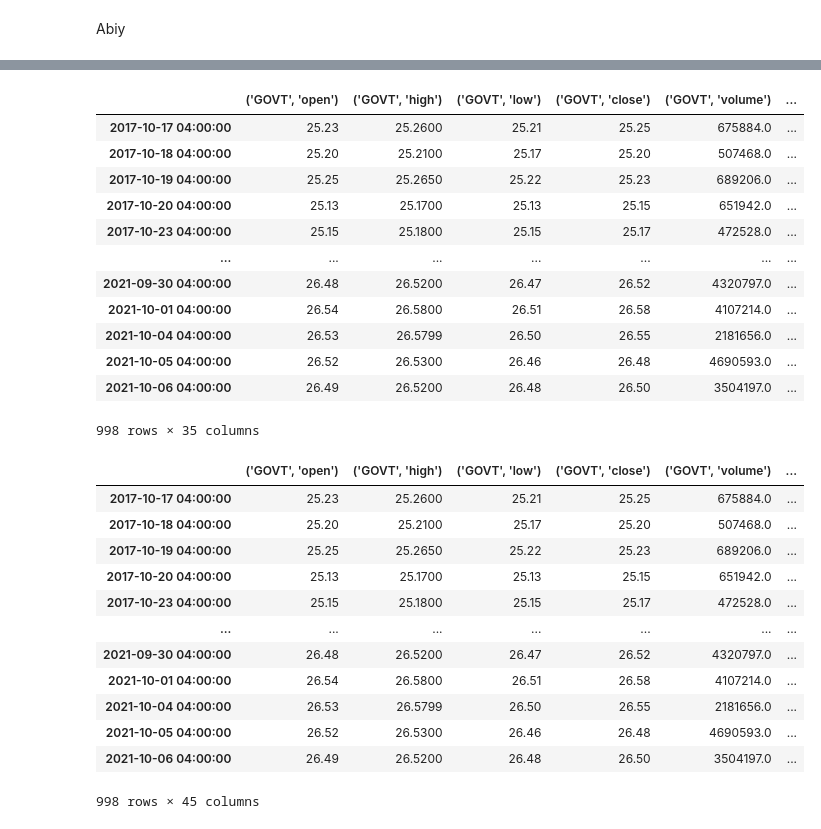
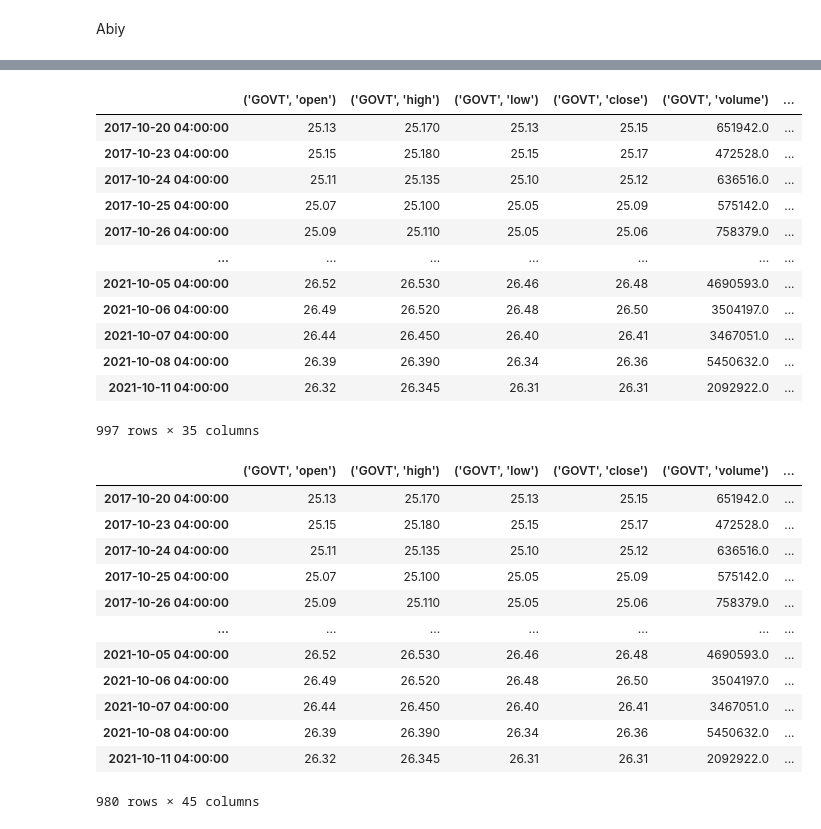
Before and after one commit to toniahurst/project_2, a Jupyter notebook: portfolio_a.ipynb, the cells around one changed output, grey strips where cells are left out. Saved outputs shown, nothing was run; the diff lists cells and outputs as text; code cells hidden in the pictures.

```diff
--- a/portfolio_a.ipynb
+++ b/portfolio_a.ipynb
@@ -70,7 +70,7 @@ crypto_df
 # %%
 #zero_risk=bond_df[["TLT","VGLT","VOOG","VMBS","IWF","IGSB","GOVT","AGZ"]]
 # %%
-new_df = pd.concat([bond_df,stock_df], axis=1)
+new_df = pd.concat([bond_df,stock_df,crypto_df], axis=1)
 new_df
 
 ticker_names =["TLT","VGLT","VOOG","VMBS","IWF","IGSB","GOVT","AGZ"]
@@ -86,6 +86,6 @@ for column in columns:
 
 
 ticker_columns
-new_df[ticker_columns]
+new_df[ticker_columns].dropna()
 # %% [output]
 |  | ('GOVT', 'open') | ('GOVT', 'high') | ('GOVT', 'low') | ('GOVT', 'close') | ('GOVT', 'volume') | ... |
@@ -126,19 +113,19 @@ data.columns
 # %%
 #Zero risk portfolio: Treasury bonds held to maturity, money market accounts, and CDs where the FDIC guarantees up to $250,000 in losses per person.
 #  Treasury bonds(100% )
-zero_risk=new_df[ticker_columns]
-zero_risk
+zero_risk_portfolio=new_df[ticker_columns].dropna()
+zero_risk_portfolio
 # %% [output]
 |  | ('GOVT', 'open') | ('GOVT', 'high') | ('GOVT', 'low') | ('GOVT', 'close') | ('GOVT', 'volume') | ... |
-| 2017-10-17 04:00:00 | 25.23 | 25.2600 | 25.21 | 25.25 | 675884.0 | ... |
-| 2017-10-18 04:00:00 | 25.20 | 25.2100 | 25.17 | 25.20 | 507468.0 | ... |
-| 2017-10-19 04:00:00 | 25.25 | 25.2650 | 25.22 | 25.23 | 689206.0 | ... |
-| 2017-10-20 04:00:00 | 25.13 | 25.1700 | 25.13 | 25.15 | 651942.0 | ... |
-| 2017-10-23 04:00:00 | 25.15 | 25.1800 | 25.15 | 25.17 | 472528.0 | ... |
+| 2017-10-20 04:00:00 | 25.13 | 25.170 | 25.13 | 25.15 | 651942.0 | ... |
+| 2017-10-23 04:00:00 | 25.15 | 25.180 | 25.15 | 25.17 | 472528.0 | ... |
+| 2017-10-24 04:00:00 | 25.11 | 25.135 | 25.10 | 25.12 | 636516.0 | ... |
+| 2017-10-25 04:00:00 | 25.07 | 25.100 | 25.05 | 25.09 | 575142.0 | ... |
+| 2017-10-26 04:00:00 | 25.09 | 25.110 | 25.05 | 25.06 | 758379.0 | ... |
 | ... | ... | ... | ... | ... | ... | ... |
-| 2021-09-30 04:00:00 | 26.48 | 26.5200 | 26.47 | 26.52 | 4320797.0 | ... |
-| 2021-10-01 04:00:00 | 26.54 | 26.5800 | 26.51 | 26.58 | 4107214.0 | ... |
-| 2021-10-04 04:00:00 | 26.53 | 26.5799 | 26.50 | 26.55 | 2181656.0 | ... |
-| 2021-10-05 04:00:00 | 26.52 | 26.5300 | 26.46 | 26.48 | 4690593.0 | ... |
-| 2021-10-06 04:00:00 | 26.49 | 26.5200 | 26.48 | 26.50 | 3504197.0 | ... |
+| 2021-10-05 04:00:00 | 26.52 | 26.530 | 26.46 | 26.48 | 4690593.0 | ... |
+| 2021-10-06 04:00:00 | 26.49 | 26.520 | 26.48 | 26.50 | 3504197.0 | ... |
+| 2021-10-07 04:00:00 | 26.44 | 26.450 | 26.40 | 26.41 | 3467051.0 | ... |
+| 2021-10-08 04:00:00 | 26.39 | 26.390 | 26.34 | 26.36 | 5450632.0 | ... |
+| 2021-10-11 04:00:00 | 26.32 | 26.345 | 26.31 | 26.31 | 2092922.0 | ... |
-998 rows × 35 columns
+997 rows × 35 columns
@@ -162,17 +153,17 @@ for column in columns:
 # %%
-lower_risk_portfolio =new_df[tickers_columns]
+lower_risk_portfolio =new_df[tickers_columns].dropna()
 lower_risk_portfolio
 # %% [output]
 |  | ('GOVT', 'open') | ('GOVT', 'high') | ('GOVT', 'low') | ('GOVT', 'close') | ('GOVT', 'volume') | ... |
-| 2017-10-17 04:00:00 | 25.23 | 25.2600 | 25.21 | 25.25 | 675884.0 | ... |
-| 2017-10-18 04:00:00 | 25.20 | 25.2100 | 25.17 | 25.20 | 507468.0 | ... |
-| 2017-10-19 04:00:00 | 25.25 | 25.2650 | 25.22 | 25.23 | 689206.0 | ... |
-| 2017-10-20 04:00:00 | 25.13 | 25.1700 | 25.13 | 25.15 | 651942.0 | ... |
-| 2017-10-23 04:00:00 | 25.15 | 25.1800 | 25.15 | 25.17 | 472528.0 | ... |
+| 2017-10-20 04:00:00 | 25.13 | 25.170 | 25.13 | 25.15 | 651942.0 | ... |
+| 2017-10-23 04:00:00 | 25.15 | 25.180 | 25.15 | 25.17 | 472528.0 | ... |
+| 2017-10-24 04:00:00 | 25.11 | 25.135 | 25.10 | 25.12 | 636516.0 | ... |
+| 2017-10-25 04:00:00 | 25.07 | 25.100 | 25.05 | 25.09 | 575142.0 | ... |
+| 2017-10-26 04:00:00 | 25.09 | 25.110 | 25.05 | 25.06 | 758379.0 | ... |
 | ... | ... | ... | ... | ... | ... | ... |
-| 2021-09-30 04:00:00 | 26.48 | 26.5200 | 26.47 | 26.52 | 4320797.0 | ... |
-| 2021-10-01 04:00:00 | 26.54 | 26.5800 | 26.51 | 26.58 | 4107214.0 | ... |
-| 2021-10-04 04:00:00 | 26.53 | 26.5799 | 26.50 | 26.55 | 2181656.0 | ... |
-| 2021-10-05 04:00:00 | 26.52 | 26.5300 | 26.46 | 26.48 | 4690593.0 | ... |
-| 2021-10-06 04:00:00 | 26.49 | 26.5200 | 26.48 | 26.50 | 3504197.0 | ... |
+| 2021-10-05 04:00:00 | 26.52 | 26.530 | 26.46 | 26.48 | 4690593.0 | ... |
+| 2021-10-06 04:00:00 | 26.49 | 26.520 | 26.48 | 26.50 | 3504197.0 | ... |
+| 2021-10-07 04:00:00 | 26.44 | 26.450 | 26.40 | 26.41 | 3467051.0 | ... |
+| 2021-10-08 04:00:00 | 26.39 | 26.390 | 26.34 | 26.36 | 5450632.0 | ... |
+| 2021-10-11 04:00:00 | 26.32 | 26.345 | 26.31 | 26.31 | 2092922.0 | ... |
-998 rows × 45 columns
+980 rows × 45 columns
```
Also changed, not shown: parts of 19 cells of this notebook.
